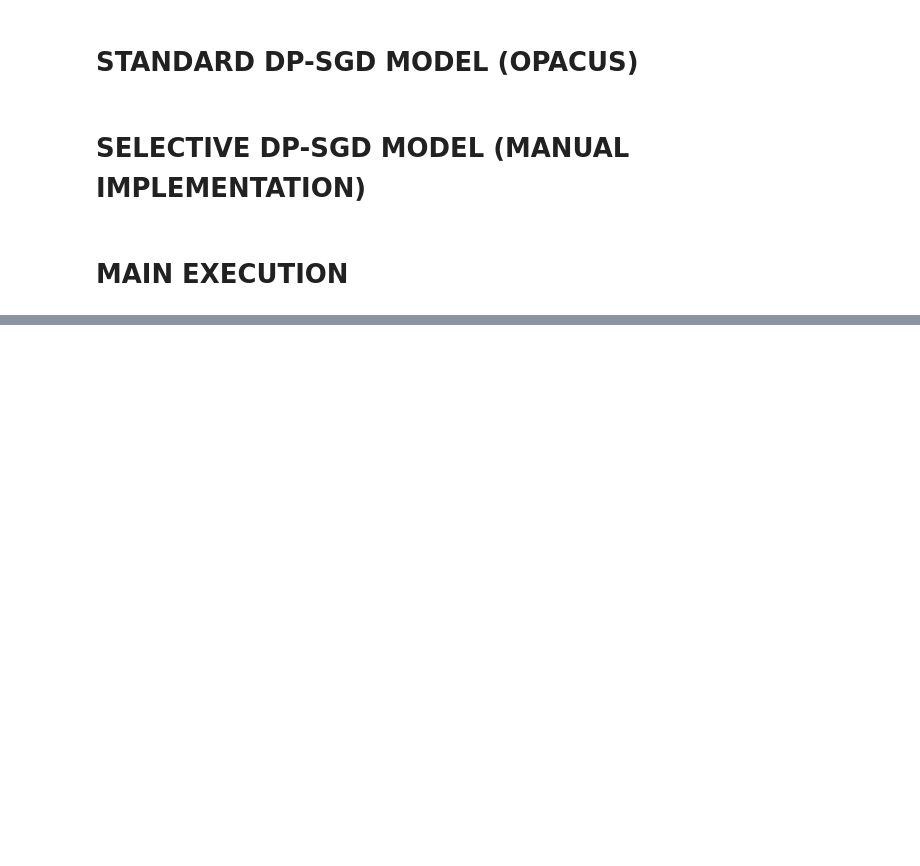
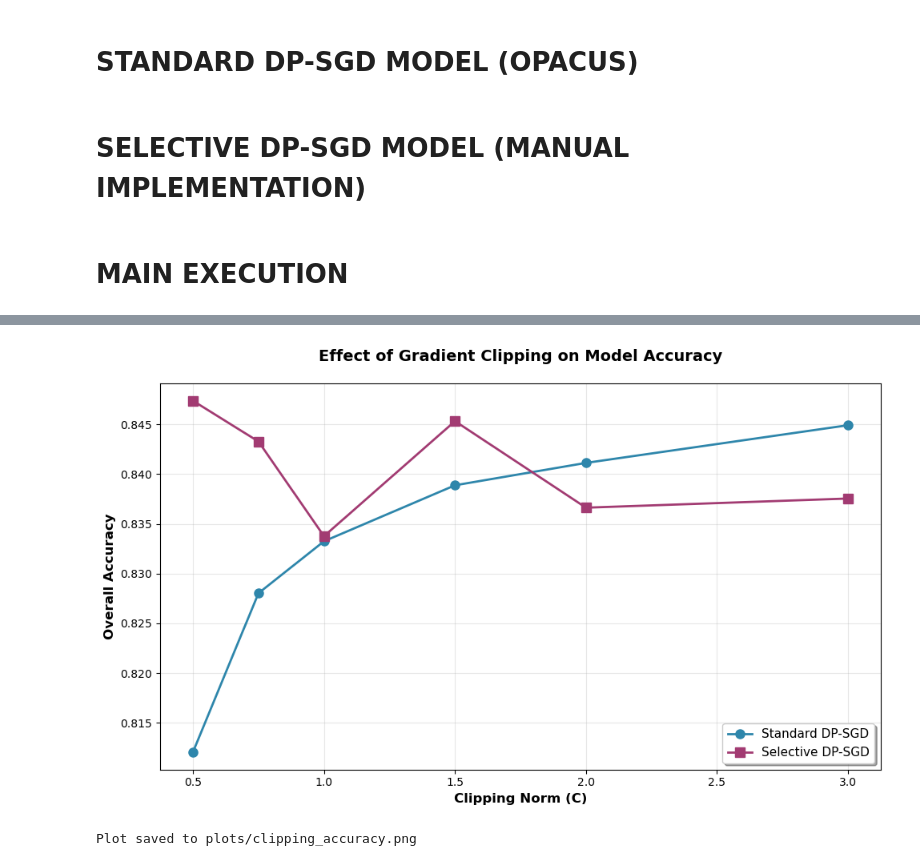
Before and after one commit to Enrico-Madani1/S-DP-SGD_Data259, a Jupyter notebook: Project_DATA259.ipynb, the cells around one changed output, grey strips where cells are left out. Cells and saved outputs as stored; diff of their text form; code cells hidden in the pictures; blank space fills up the shorter version.

Commit message:
plot-generating function

```diff
--- a/Project_DATA259.ipynb
+++ b/Project_DATA259.ipynb
@@ -652,0 +971,16 @@ accuracy         0.260430
+# %%
+# Sweep through different clipping norm values
+clipping_results = run_parameter_sweep(
+    X_train_tensor=X_train_tensor,
+    y_train_tensor=y_train_tensor,
+    X_test_tensor=X_test_tensor,
+    y_test=y_test,
+    X_test_df=X_test,
+    sensitive_indices=sensitive_indices,
+    param_type='clipping',
+    param_values=[0.5, 0.75, 1.0, 1.5, 2.0, 3.0],
+    fixed_noise=1.0,
+    lr=0.01,
+    epochs=10,
+    batch_size=64
+)
@@ -652,0 +1210,6 @@ accuracy         0.260430
+# %%
+# Overall accuracy comparison
+plot_clipping_accuracy(clipping_results, save_path='plots/clipping_accuracy.png')
+# %% [output]
+[figure, added]
+Plot saved to plots/clipping_accuracy.png
```
Also changed, not shown: parts of 18 cells of this notebook.
